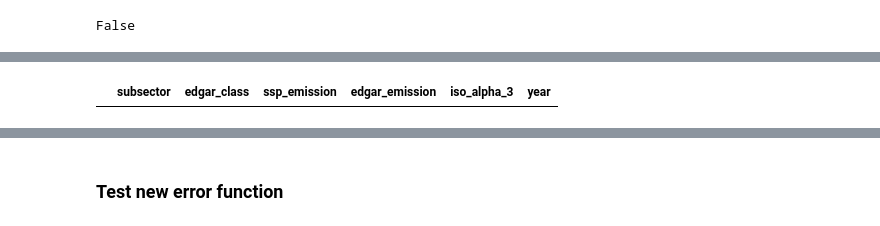
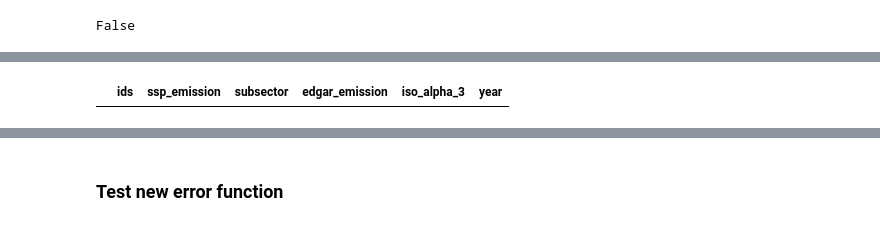
Before and after one commit to sisepuede-framework/ssp_data_calibration, a Jupyter notebook: src/test_diff_report_class.ipynb, the cells around one changed output, grey strips where cells are left out. Drawn from its saved outputs; the diff is of its cells as text; code cells hidden in the pictures.

```diff
--- a/src/test_diff_report_class.ipynb
+++ b/src/test_diff_report_class.ipynb
@@ -25,9 +23,5 @@ dru = DiffReportUtils('UGA', os.path.join(sectoral_report_mapping_dir, 'sisepued
 # %%
-# Load the edgar emissions database for the desired region
-if use_edgar_db_flag:
-    edgar_emissions = dru.edgar_emission_db_etl(os.path.join(sectoral_report_mapping_dir, 'CSC-GHG_emissions-April2024_to_calibrate.csv'))
-else:
-    edgar_emissions = dru.get_edgar_region_df(os.path.join(sectoral_report_mapping_dir, 'emission_targets_uganda.csv'))
-
+# Load emissions targets
+edgar_emissions = dru.get_edgar_region_df(os.path.join(sectoral_report_mapping_dir, 'emission_targets_uganda.csv'))
 edgar_emissions.head()
 # %% [output]
@@ -84,6 +86,6 @@ ssp_edgar_df.tail(20)
 # %%
 # ssp_edgar_df[ssp_edgar_df.ignore == 1]
 # %%
-ssp_emissions_report, model_failed_flag = dru.generate_ssp_emissions_report(ssp_out)
+ssp_emissions_report, model_failed_flag = dru.generate_ssp_emissions_report(ssp_out, debug=True)
 ssp_emissions_report
 # %% [output]
@@ -186,6 +162,5 @@ edgar_emissions
 # %%
-if not use_edgar_db_flag:
-    edgar_emissions_groupped = dru.group_ssp_emissions_report_vars(edgar_emissions, emissions_col_name="edgar_emission")
-    edgar_emissions_groupped["iso_alpha_3"] = dru.iso_alpha_3
-    print(edgar_emissions_groupped)
+edgar_emissions_groupped = dru.group_ssp_emissions_report_vars(edgar_emissions, emissions_col_name="edgar_emission")
+edgar_emissions_groupped["iso_alpha_3"] = dru.iso_alpha_3
+edgar_emissions_groupped
 # %% [output]
@@ -209,9 +179,0 @@ if not use_edgar_db_flag:
-# %%
-if use_edgar_db_flag:
-    df_report = dru.merge_ssp_with_edgar(ssp_emissions_report, edgar_emissions)
-
-else:
-    edgar_emissions_groupped = edgar_emissions_groupped.drop(columns="subsector")
-    df_report = dru.merge_ssp_with_edgar(ssp_emissions_report, edgar_emissions_groupped)
-
-df_report
@@ -256,6 +221,6 @@ dru.group_trns_scoe_inen(df_report)
 # %%
 # get duplicated edgar_class
-df_report[df_report.duplicated(subset=['edgar_class'], keep=False)]
+df_report[df_report.duplicated(subset=['ids'], keep=False)]
 # %% [output]
-|  | subsector | edgar_class | ssp_emission | edgar_emission | iso_alpha_3 | year |
+|  | ids | ssp_emission | subsector | edgar_emission | iso_alpha_3 | year |
 # %%
```
Also changed, not shown: parts of 22 cells of this notebook.
